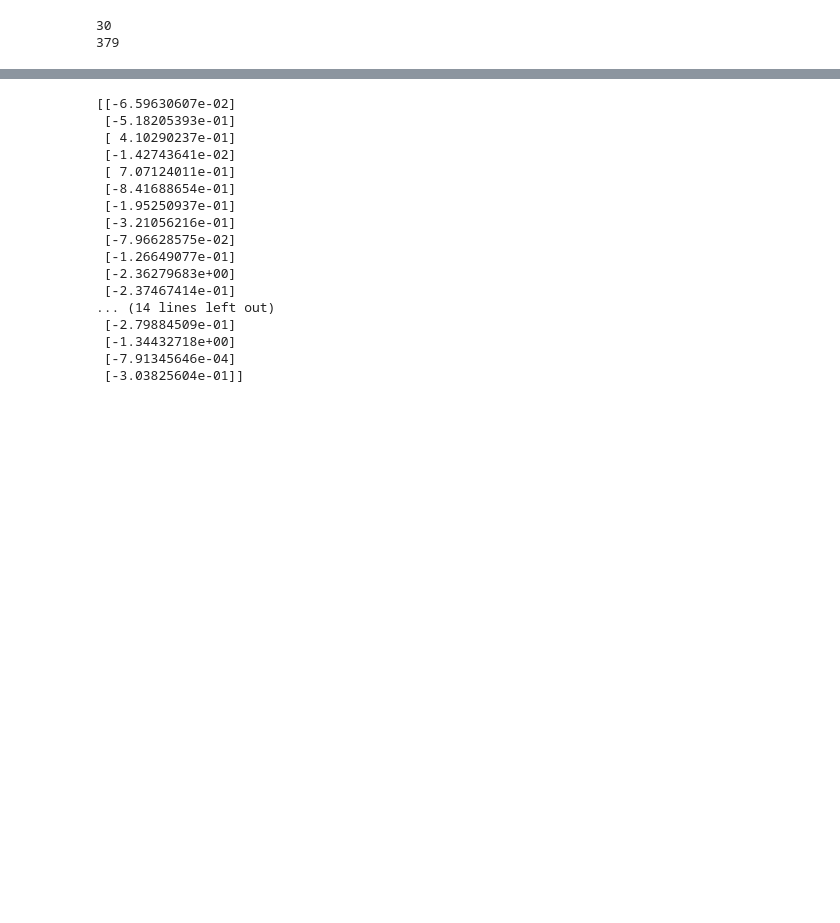
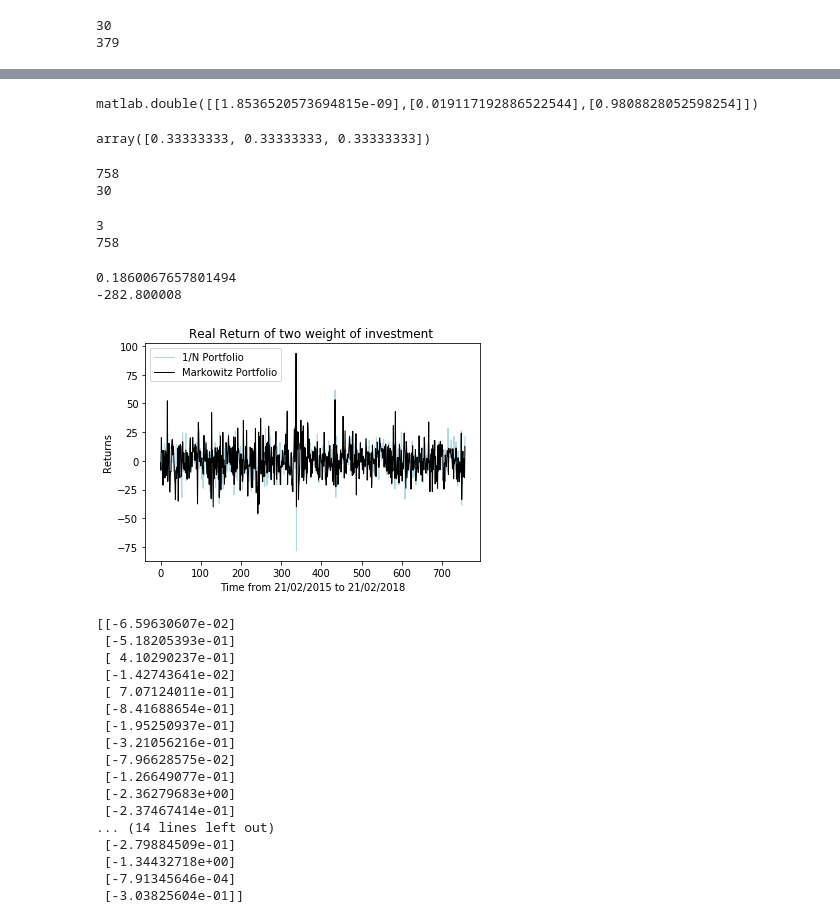
Before and after one commit to Trouble404/Computational-Finance-coursework, a Jupyter notebook: comp6212.ipynb, the cells around one changed output, grey strips where cells are left out. Cells and saved outputs as stored; diff of their text form; code cells hidden in the pictures; blank space fills up the shorter version.

```diff
--- a/comp6212.ipynb
+++ b/comp6212.ipynb
@@ -238,0 +289,74 @@ print (len(returns[0])) # cloumn
+# %%
+weight_1 = np.array([1/3,1/3,1/3])
+# obtain data from matlab
+weight_2 = eng.workspace['weight']
+weight_2
+# %% [output]
+matlab.double([[1.8536520573694815e-09],[0.019117192886522544],[0.9808828052598254]])
+# %%
+weight_1
+# %% [output]
+array([0.33333333, 0.33333333, 0.33333333])
+# %%
+numFile = len(files)
+all_returns = np.zeros((numFile,T))   # Expected return E from the portfoli
+
+for n in range (0, numFile):
+    address = path +  "/"+ files[n]
+    stock=pd.read_csv(address)
+    for k in range(0,T):
+        all_returns[n:n+1 , k] = stock['Close'][k] - stock['Open'][k] # return = close - open
+all_returns = np.transpose(all_returns)
+print (len(all_returns)) # rows
+print (len(all_returns[0])) # cloumn
+# %% [output]
+758
+30
+# %%
+all_asstes = [all_returns[:,choice_1],all_returns[:,choice_2],all_returns[:,choice_3]]
+#asstes = np.transpose(asstes)
+print(len(all_asstes))
+print(len(all_asstes[0]))
+# %% [output]
+3
+758
+# %%
+# calculate return per days
+def shouru(asstes,weight):
+    kk = []
+    num_touzi = len(weight)
+    # daily return
+    for n in range(0,num_touzi):
+        sum_return = asstes[n] * weight[n]
+        kk.append(sum_return)
+    return kk
+# %%
+method_1 = shouru(all_asstes, weight_2) # markowitz w
+result_1 = method_1[0] + method_1[1] + method_1[2]
+
+method_2 = shouru(all_asstes, weight_1) # 1/N
+result_2 = method_2[0] + method_2[1] + method_2[2]
+
+print(result_1.sum())
+print(result_2.sum())
+# %% [output]
+0.1860067657801494
+-282.800008
+# %%
+f6 = plt.figure(6)
+time = np.arange(T)
+plt.plot(time,result_2, linewidth = '1', color='lightblue', label = "1/N Portfolio")
+plt.plot(time,result_1, linewidth = '1', color='k', label = "Markowitz Portfolio")
+
+#plt.grid()
+plt.legend(loc='upper left')
+plt.title('Real Return of two weight of investment ')
+plt.xlabel("Time from 21/02/2015 to 21/02/2018")
+plt.ylabel("Returns")
+# plt with same scale
+#plt.ylim(0,0.25)
+#plt.xlim(0.09,0.205)
+plt.savefig("Real Return of two weight of investment.PNG", dpi = 600)
+plt.show()
+# %% [output]
+[figure, added]
```
Also changed, not shown: parts of 11 cells of this notebook.
